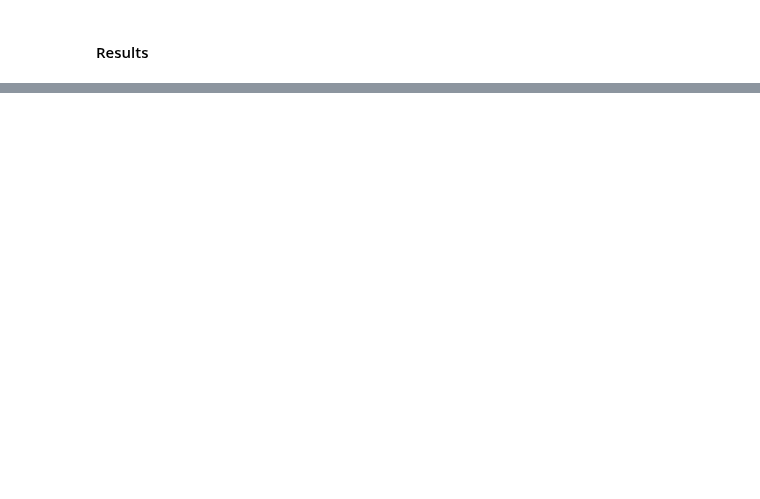
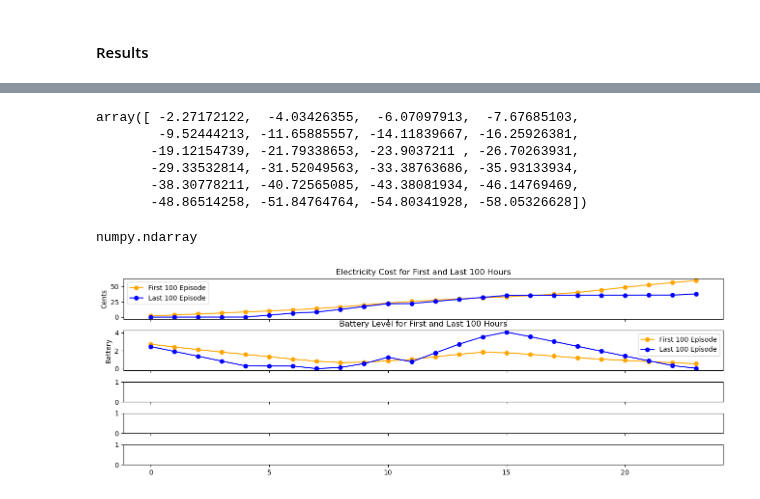
Before and after one commit to auttwitter/DSI-04, a Jupyter notebook: projects/project_capstone/code/06_Reinforcement_Learning.ipynb, the cells around one changed output, grey strips where cells are left out. Drawn from its saved outputs; the diff is of its cells as text; code cells hidden in the pictures; blank space fills up the shorter version.

```diff
--- a/projects/project_capstone/code/06_Reinforcement_Learning.ipynb
+++ b/projects/project_capstone/code/06_Reinforcement_Learning.ipynb
@@ -465,0 +531,78 @@ plt.show()
+# %%
+def avg_hour(data, n = 100, fst = True):
+    if fst:  # Return the average of each hour from the first `n` elements of data
+        return np.array([np.mean([lst[i][1] for lst in data[0:n]]) for i in range(24)])
+    else:  # Return the average of each hour from the last `n` elements of data
+        return np.array([np.mean([lst[i][1] for lst in data[-n:]]) for i in range(24)])
+
+def acc_hour(data, n = 100, fst = True):
+    cumulative_means = []
+
+    # Get cumulative averages for the first `n` or last `n` elements
+    avg_list = avg_hour(data, n, fst)
+
+    # Iterate over the means (no hour tuple now)
+    cumulative_sum = 0
+    for mean_value in avg_list:
+        cumulative_sum += mean_value
+        cumulative_means.append(cumulative_sum)
+
+    return np.array(cumulative_means)
+# %%
+acc_hour(episode_rewards_non_peak, n = 100, fst = True)
+# %% [output]
+array([ -2.27172122,  -4.03426355,  -6.07097913,  -7.67685103,
+        -9.52444213, -11.65885557, -14.11839667, -16.25926381,
+       -19.12154739, -21.79338653, -23.9037211 , -26.70263931,
+       -29.33532814, -31.52049563, -33.38763686, -35.93133934,
+       -38.30778211, -40.72565085, -43.38081934, -46.14769469,
+       -48.86514258, -51.84764764, -54.80341928, -58.05326628])
+# %%
+type(avg_hour(episode_rewards_non_peak, n = 100, fst = True))
+# %% [output]
+numpy.ndarray
+# %%
+x = np.arange(24)
+reward_first_100 = acc_hour(episode_rewards_uniform, n = 100, fst = True) * -1
+reward_last_100 = acc_hour(episode_rewards_uniform, n = 100, fst = False) * -1
+battery_first_100 = avg_hour(episode_battery_lvs_uniform , n = 100, fst = True)
+battery_last_100 = avg_hour(episode_battery_lvs_uniform , n = 100, fst = False)
+
+
+
+# Create a 5-row subplot with specific height ratios
+fig, axes = plt.subplots(5, 1, figsize=(16, 5), sharex=True, gridspec_kw={'hspace': 0.4, 'wspace': 0.3, 'height_ratios': [2, 2, 1, 1, 1]})
+
+# Plotting on the first subplot (index 0)
+axes[0].plot(x, reward_first_100, color = 'orange', label = 'First 100 Episode', marker = 'o')
+axes[0].plot(x, reward_last_100, color = 'b', label = 'Last 100 Episode', marker = 'o')
+
+# Set labels and titles as needed
+axes[0].set_title('Electricity Cost for First and Last 100 Hours')
+axes[0].set_ylabel('Cents')
+
+# Add legend
+axes[0].legend()
+
+# Plotting on the first subplot (index 0)
+axes[1].plot(x, battery_first_100, color = 'orange', label = 'First 100 Episode', marker = 'o')
+axes[1].plot(x, battery_last_100, color = 'b', label = 'Last 100 Episode', marker = 'o')
+
+# Set labels and titles as needed
+axes[1].set_title('Battery Level for First and Last 100 Hours')
+axes[1].set_ylabel('Battery')
+
+# Add legend
+axes[1].legend()
+
+# Example for other subplots (optional)
+# axes[1].plot(x, some_other_data, color='r')
+# axes[2].plot(x, some_other_data, color='g')
+# axes[3].plot(x, some_other_data, color='y')
+# axes[4].plot(x, some_other_data, color='m')
+
+# Display the plot
+plt.tight_layout()
+plt.show()
+# %% [output]
+[figure, added]
```
Also changed, not shown: parts of 7 cells of this notebook, 3 other files.
